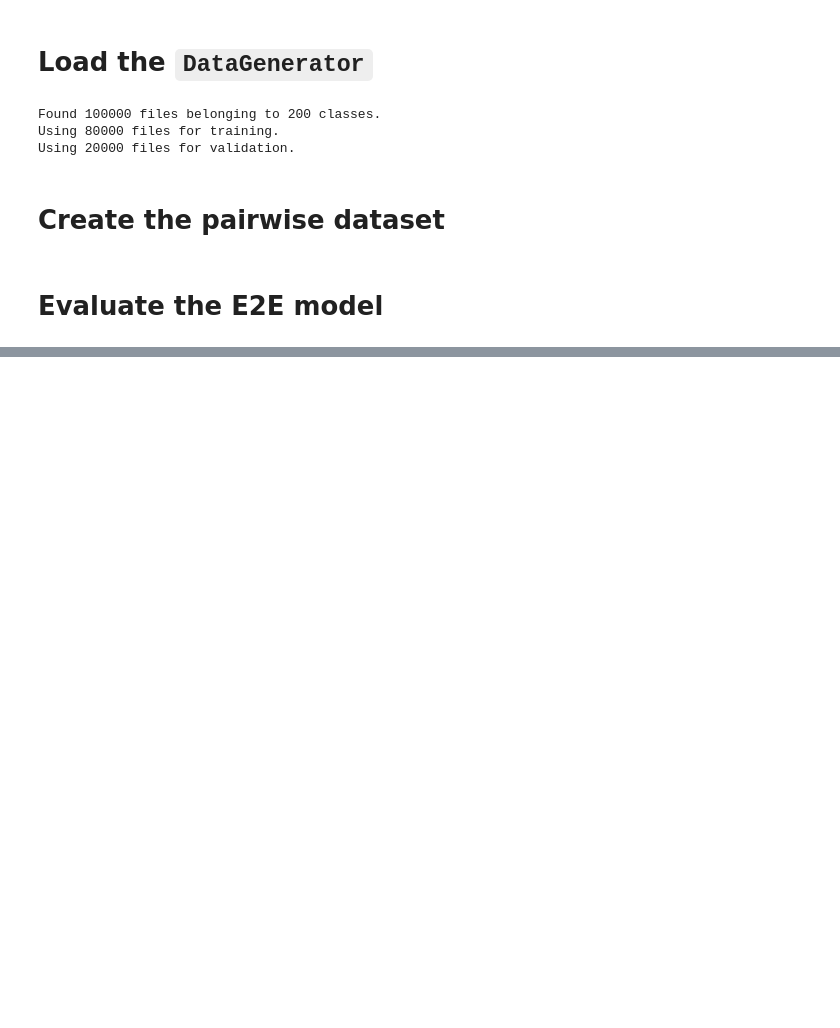
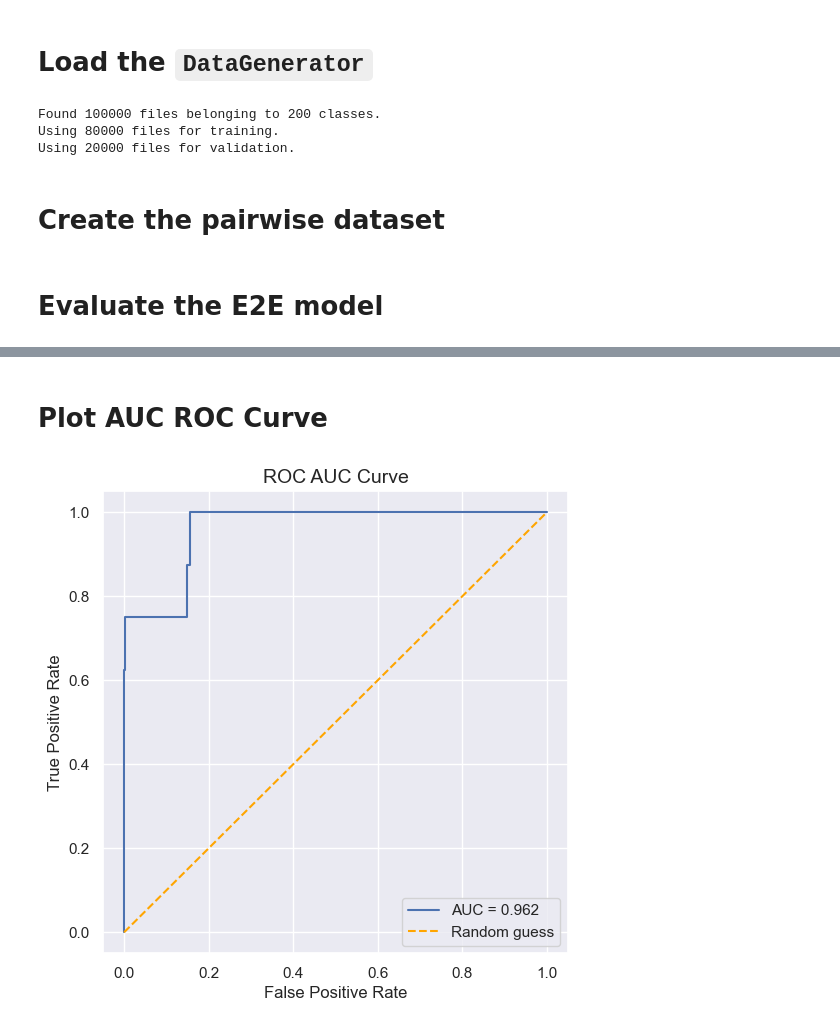
Before and after one commit to tonywu71/image-matching-triplet-loss, a Jupyter notebook: test_e2e.ipynb, the cells around one changed output, grey strips where cells are left out. Cells and saved outputs as stored; diff of their text form; code cells hidden in the pictures; blank space fills up the shorter version.

```diff
--- a/test_e2e.ipynb
+++ b/test_e2e.ipynb
@@ -119,0 +133,8 @@ image_matcher.get_auc(ds_pairs.take(50), steps=50)
+# %% [markdown]
+# Plot AUC ROC Curve
+# %%
+fpr, tpr, thresholds, roc_auc = get_roc_auc_curve_metrics(image_matcher, ds_pairs)
+# %%
+plot_roc_auc_curve(fpr, tpr, roc_auc, fig_savepath="logs/efficientnet/roc_auc.png")
+# %% [output]
+[figure, added]
```
Also changed, not shown: parts of 5 cells of this notebook, 3 other files.
